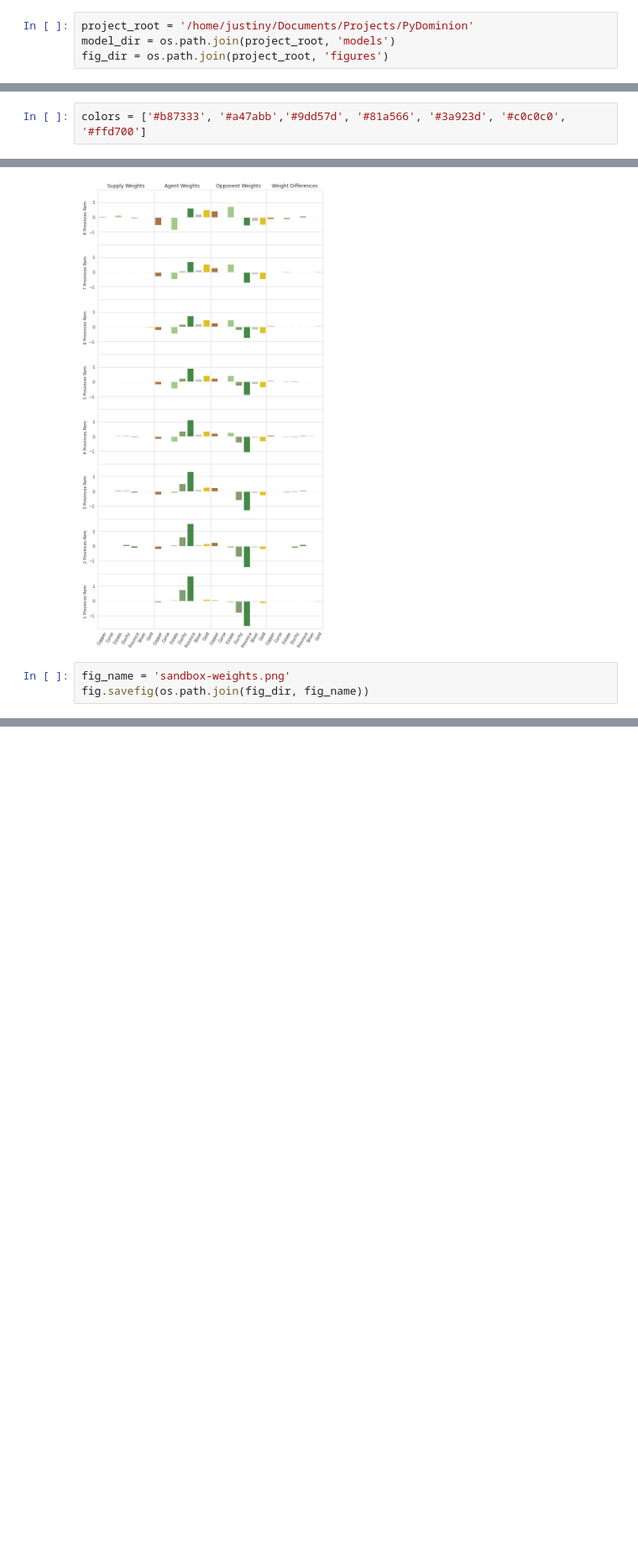
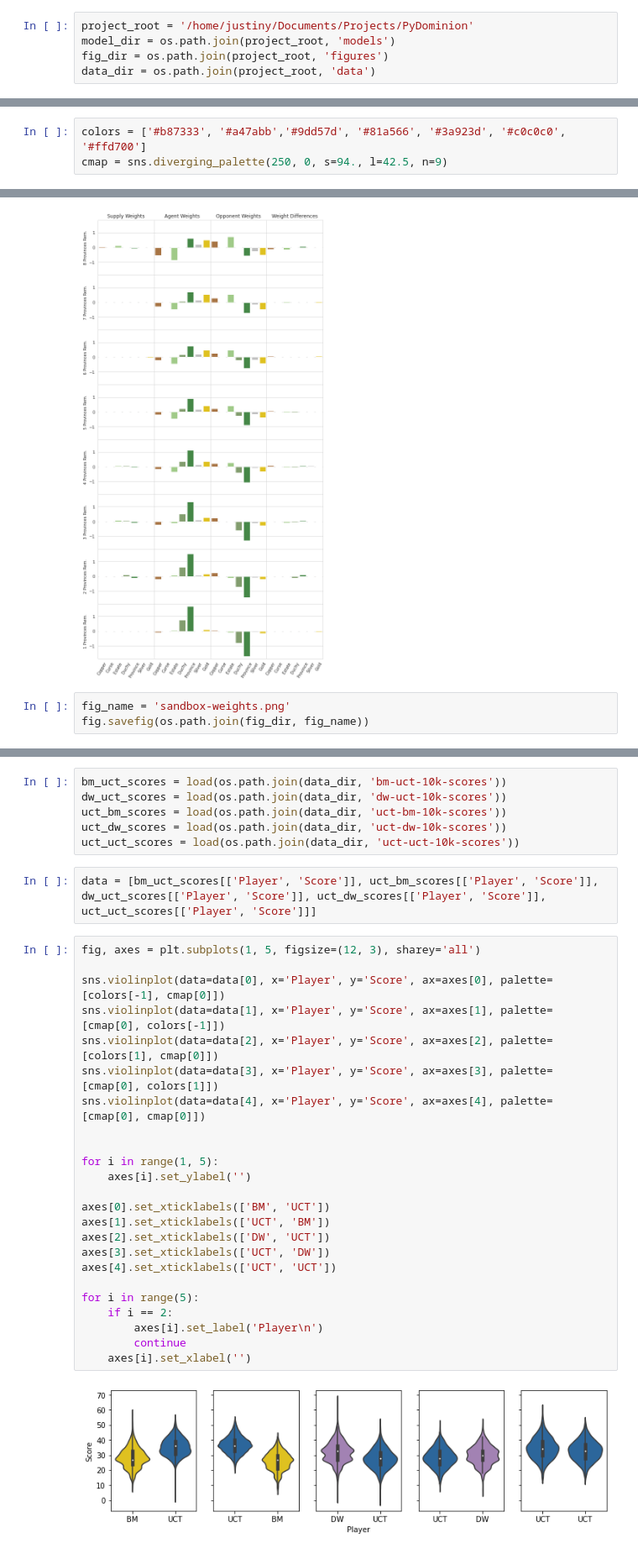
Before and after one commit to SpecificGenerality/PyDominion, a Jupyter notebook: notebooks/figures.ipynb, the cells around one changed output, grey strips where cells are left out. Shown: that part at 84% size. Drawn from its saved outputs; the diff is of its cells as text; blank space fills up the shorter version.

```diff
--- a/notebooks/figures.ipynb
+++ b/notebooks/figures.ipynb
@@ -14,3 +12,4 @@ ImportError: cannot import name 'BASE_CARDS' from 'scipy.optimize._highs.constan
 project_root = '/home/justiny/Documents/Projects/PyDominion'
 model_dir = os.path.join(project_root, 'models')
 fig_dir = os.path.join(project_root, 'figures')
+data_dir = os.path.join(project_root, 'data')
@@ -25,3 +26,4 @@ env = DefaultEnvironment(config=config, players=players)
 idxs = env.game.state.feature.idxs
 # %%
 colors = ['#b87333', '#a47abb','#9dd57d', '#81a566', '#3a923d', '#c0c0c0', '#ffd700']
+cmap = sns.diverging_palette(250, 0, s=94., l=42.5, n=9)
@@ -64,0 +78,34 @@ fig.savefig(os.path.join(fig_dir, fig_name))
+# %%
+bm_uct_scores = load(os.path.join(data_dir, 'bm-uct-10k-scores'))
+dw_uct_scores = load(os.path.join(data_dir, 'dw-uct-10k-scores'))
+uct_bm_scores = load(os.path.join(data_dir, 'uct-bm-10k-scores'))
+uct_dw_scores = load(os.path.join(data_dir, 'uct-dw-10k-scores'))
+uct_uct_scores = load(os.path.join(data_dir, 'uct-uct-10k-scores'))
+# %%
+data = [bm_uct_scores[['Player', 'Score']], uct_bm_scores[['Player', 'Score']], dw_uct_scores[['Player', 'Score']], uct_dw_scores[['Player', 'Score']], uct_uct_scores[['Player', 'Score']]]
+# %%
+fig, axes = plt.subplots(1, 5, figsize=(12, 3), sharey='all')
+
+sns.violinplot(data=data[0], x='Player', y='Score', ax=axes[0], palette=[colors[-1], cmap[0]])
+sns.violinplot(data=data[1], x='Player', y='Score', ax=axes[1], palette=[cmap[0], colors[-1]])
+sns.violinplot(data=data[2], x='Player', y='Score', ax=axes[2], palette=[colors[1], cmap[0]])
+sns.violinplot(data=data[3], x='Player', y='Score', ax=axes[3], palette=[cmap[0], colors[1]])
+sns.violinplot(data=data[4], x='Player', y='Score', ax=axes[4], palette=[cmap[0], cmap[0]])
+
+
+for i in range(1, 5):
+    axes[i].set_ylabel('')
+
+axes[0].set_xticklabels(['BM', 'UCT'])
+axes[1].set_xticklabels(['UCT', 'BM'])
+axes[2].set_xticklabels(['DW', 'UCT'])
+axes[3].set_xticklabels(['UCT', 'DW'])
+axes[4].set_xticklabels(['UCT', 'UCT'])
+
+for i in range(5):
+    if i == 2:
+        axes[i].set_label('Player\n')
+        continue
+    axes[i].set_xlabel('')
+# %% [output]
+[figure, added]
```
Also changed, not shown: parts of 6 cells of this notebook, 1 other file.
